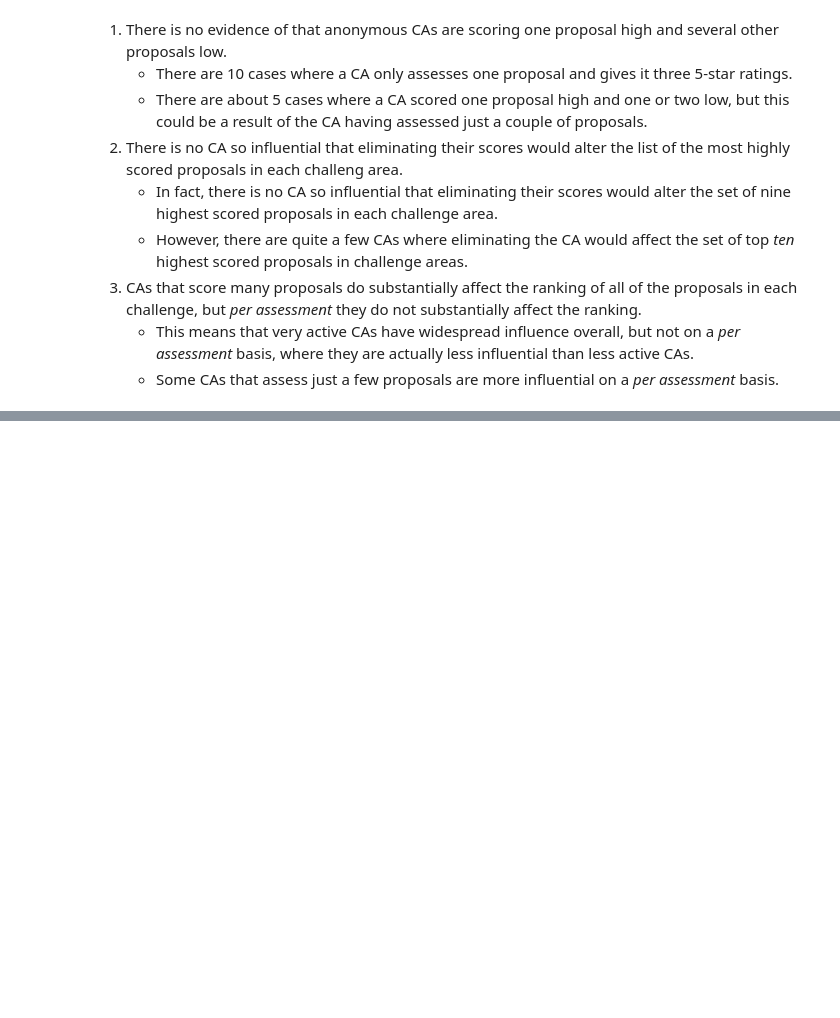
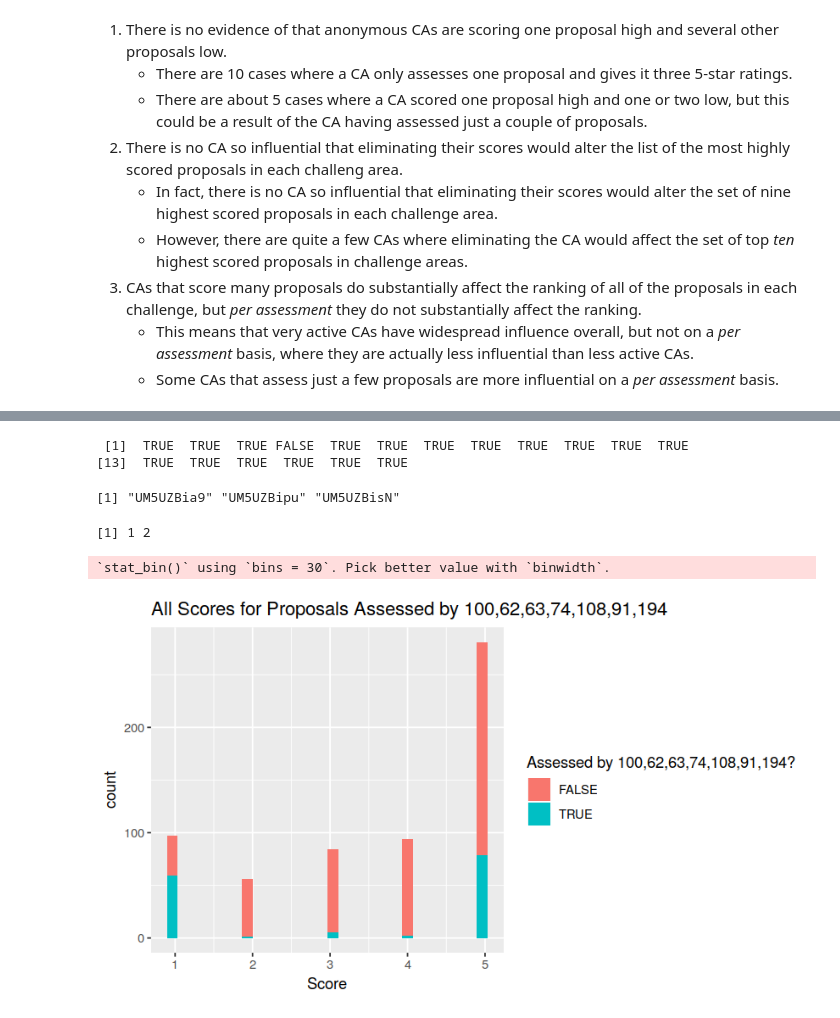
Before and after one commit to bwbush/catalyst-assessment-analyses, a Jupyter notebook: f5-exploratory-analysis.ipynb, the cells around one changed output, grey strips where cells are left out. Cells and saved outputs as stored; diff of their text form; code cells hidden in the pictures; blank space fills up the shorter version.

```diff
--- a/f5-exploratory-analysis.ipynb
+++ b/f5-exploratory-analysis.ipynb
@@ -377,0 +418,34 @@ ggtitle("How Many Proposal Ranks Change if a CA's Assessments are Eliminated")
+# %%
+bf == af
+# %% [output]
+ [1]  TRUE  TRUE  TRUE FALSE  TRUE  TRUE  TRUE  TRUE  TRUE  TRUE  TRUE  TRUE
+[13]  TRUE  TRUE  TRUE  TRUE  TRUE  TRUE
+# %%
+setdiff(af, bf)
+# %% [output]
+[1] "UM5UZBia9" "UM5UZBipu" "UM5UZBisN"
+# %%
+setdiff(1:10, 3:12)
+# %% [output]
+[1] 1 2
+# %%
+z <- f5[`CA ID` %in% c(100, 62, 63, 74, 108, 91, 194), unique(`Unique Proposal ID`)]
+# %%
+ggplot(
+f5[
+    `Unique Proposal ID` %in% z,
+    .(
+        `Assessed by 100,62,63,74,108,91,194?` = `CA ID` %in% c(100, 62, 63, 74, 108, 91, 194),
+        `Score`,
+        `Challenge`,
+        `Short Title`
+    )
+], aes(
+    x = `Score`,
+    fill = `Assessed by 100,62,63,74,108,91,194?`
+)) +
+geom_histogram() +
+ggtitle("All Scores for Proposals Assessed by 100,62,63,74,108,91,194")
+# %% [output]
+`stat_bin()` using `bins = 30`. Pick better value with `binwidth`.
+[figure, added]
```
Also changed, not shown: parts of 15 cells of this notebook, 1 other file.
